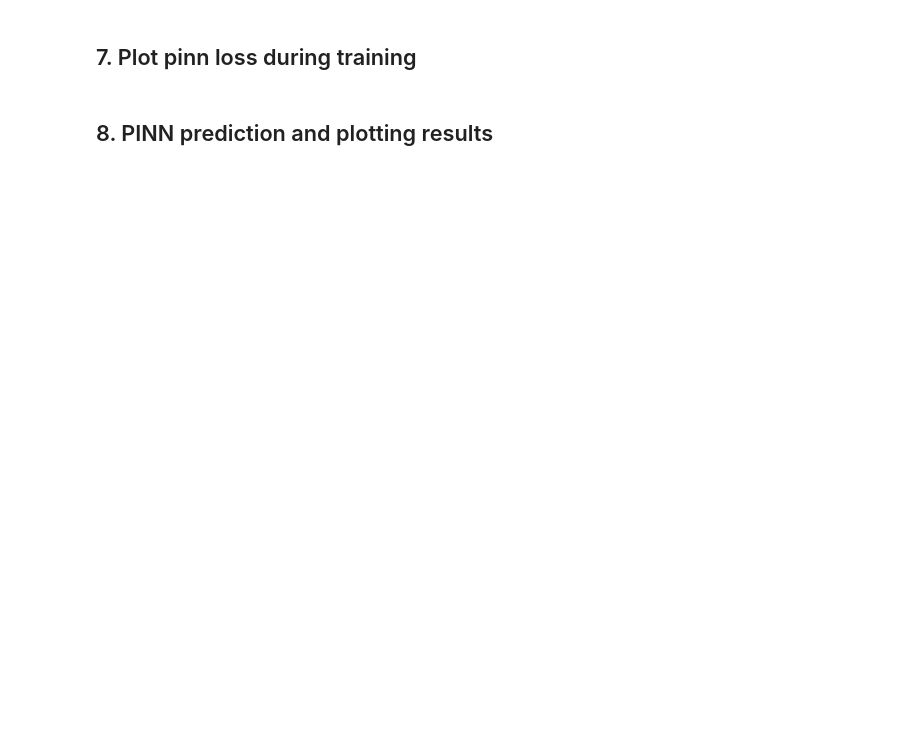
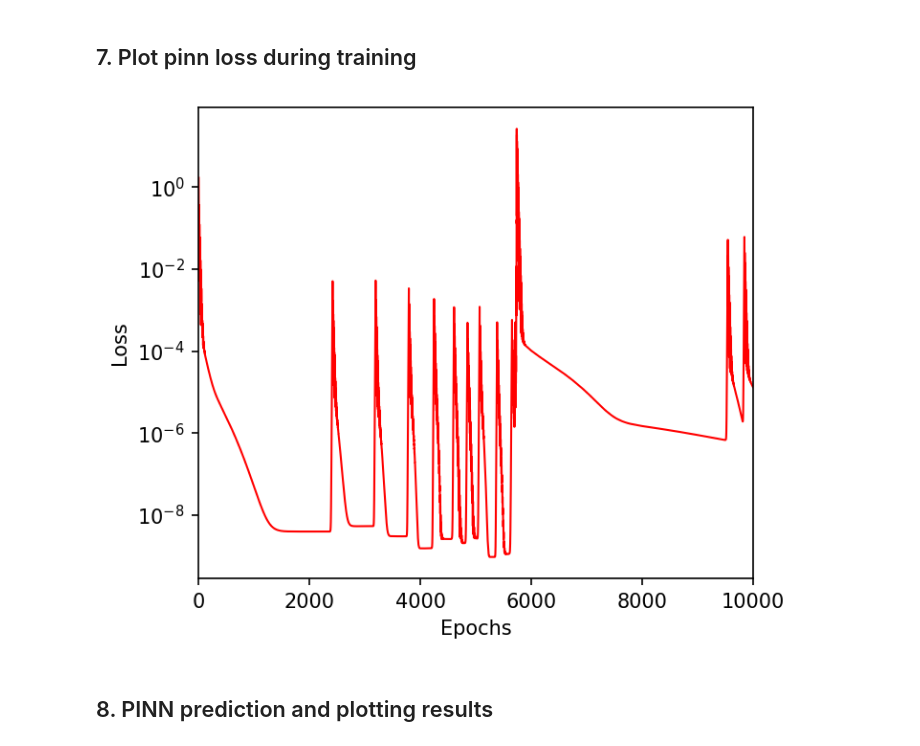
Before and after one commit to EMSL-Computing/PIML4PDE, a Jupyter notebook: examples/darcys_flow_1d_homo_head_based.ipynb, the cells around one changed output. Saved outputs shown, nothing was run; the diff lists cells and outputs as text; code cells hidden in the pictures; blank space fills up the shorter version.

```diff
--- a/examples/darcys_flow_1d_homo_head_based.ipynb
+++ b/examples/darcys_flow_1d_homo_head_based.ipynb
@@ -190,13 +193,12 @@ def loss_func(params, x, bcs):
 This cell contains the training loop for the Physics-Informed Neural Network (PINN). It includes functions and code to update the network parameters, compute the loss, track training progress, and identify the best-performing model during the training process.
 # %%
 # Training PINN
-n_hl = 3  # Number of hidden layers
-n_nodes = 50  # Number of nodes per layer
-lr = 1E-2  # Learning rate
-epoch = 5000  # Number of epochs
+n_hl = 2  # Number of hidden layers
+n_nodes = 20  # Number of nodes per layer
+lr = 1E-1  # Learning rate
+epoch = 10000  # Number of epochs
 
-layers = [1, n_nodes, 1]  # Neural network architecture
-soln_type = 1  # Solution type: 0 = homogeneous, 1 = heterogeneous
+layers = [1, n_nodes*n_hl, 1]  # Neural network architecture
 
 # Initialize neural network
 key = random.PRNGKey(1234)
@@ -238,18 +240,18 @@ all_epochs = []
 min_loss = jnp.inf
 best_params = None
 
-# for i in range(epoch + 1):
-#     loss, params, opt_state = update(params, opt_state, x_colloc)
-#     all_losses.append(loss)
-#     all_epochs.append(i)
-#     if loss < min_loss:
-#         min_loss = loss
-#         best_params = params
-#         best_iteration = i
-#     if i % 100 == 0:
-#         print(f"Epoch {i}: Loss = {loss:.4e}")
+for i in range(epoch + 1):
+    loss, params, opt_state = update(params, opt_state, x_colloc)
+    all_losses.append(loss)
+    all_epochs.append(i)
+    if loss < min_loss:
+        min_loss = loss
+        best_params = params
+        best_iteration = i
+    if i % 100 == 0:
+        print(f"Epoch {i}: Loss = {loss:.4e}")
 
-# print(f" ")
-# print(f"Best Model:")
-# print(f"Best loss: {min_loss:.4e} at iteration {best_iteration}")
-# print(f" ")
+print(f" ")
+print(f"Best Model:")
+print(f"Best loss: {min_loss:.4e} at iteration {best_iteration}")
+print(f" ")
@@ -258,14 +278,16 @@ best_params = None
 # %%
 def plot_pinn_training(all_losses, all_epochs):
     plt.figure(figsize = (5, 4), dpi = 150)
     plt.semilogy(all_epochs, all_losses, '-r', markersize = 4, linewidth = 1.0)
     plt.xlabel("Epochs")
     plt.ylabel("Loss")
     #plt.legend(prop={"size": fontsize_legend}, loc="best")
     plt.xlim(min(all_epochs), max(all_epochs))
     plt.tight_layout()
 
-#plot_pinn_training(all_losses, all_epochs)
+plot_pinn_training(all_losses, all_epochs)
+# %% [output]
+[figure, added]
 # %% [markdown]
 ## 8. PINN prediction and plotting results
 # %%
```
Also changed, not shown: parts of 8 cells of this notebook, 8 other files.
